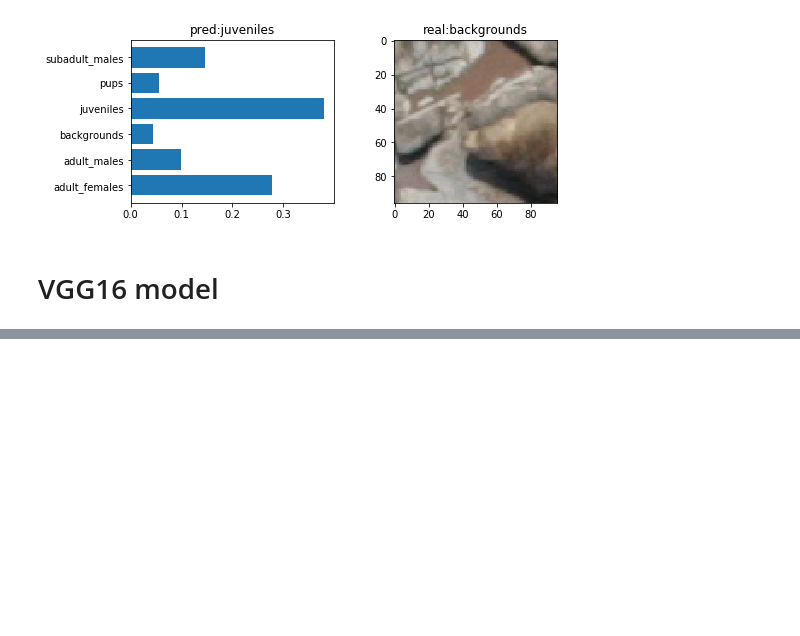
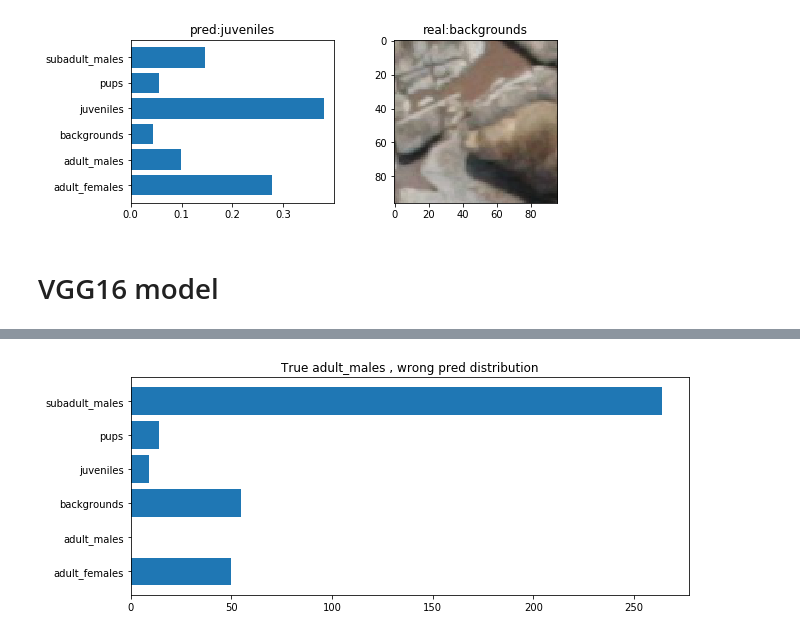
Before and after one commit to marioZYN/IACV-Project, a Jupyter notebook: assignment 3/Summary.ipynb, the cells around one changed output, grey strips where cells are left out. Cells and saved outputs as stored; diff of their text form; code cells hidden in the pictures; blank space fills up the shorter version.

```diff
--- a/assignment 3/Summary.ipynb
+++ b/assignment 3/Summary.ipynb
@@ -295,0 +259,4 @@ Text(0.5,1,'Wrong Predictions')
+# %%
+draw_wrong_pred_distribution('adult_males', wrong_preds, class_names)
+# %% [output]
+[figure, added]
```
Also changed, not shown: parts of 11 cells of this notebook.
